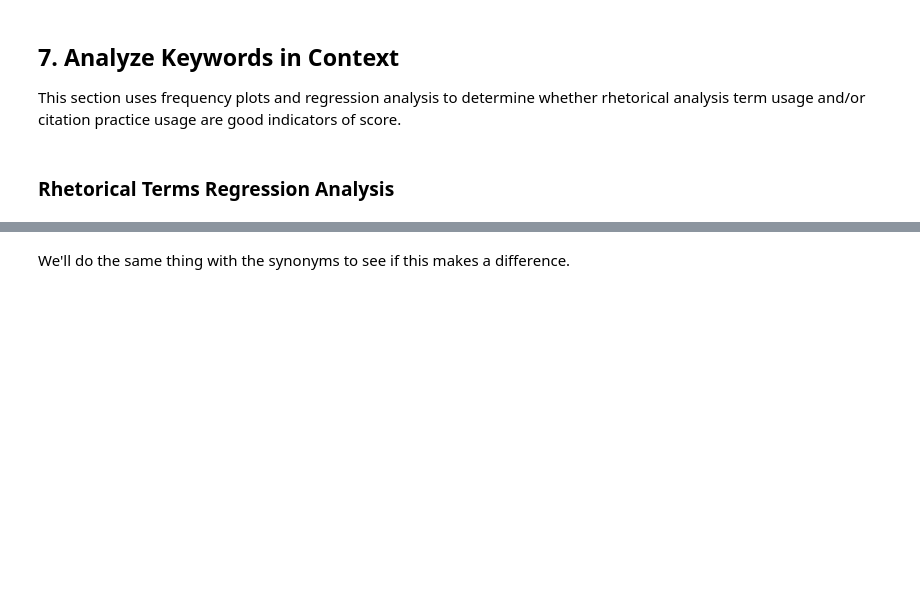
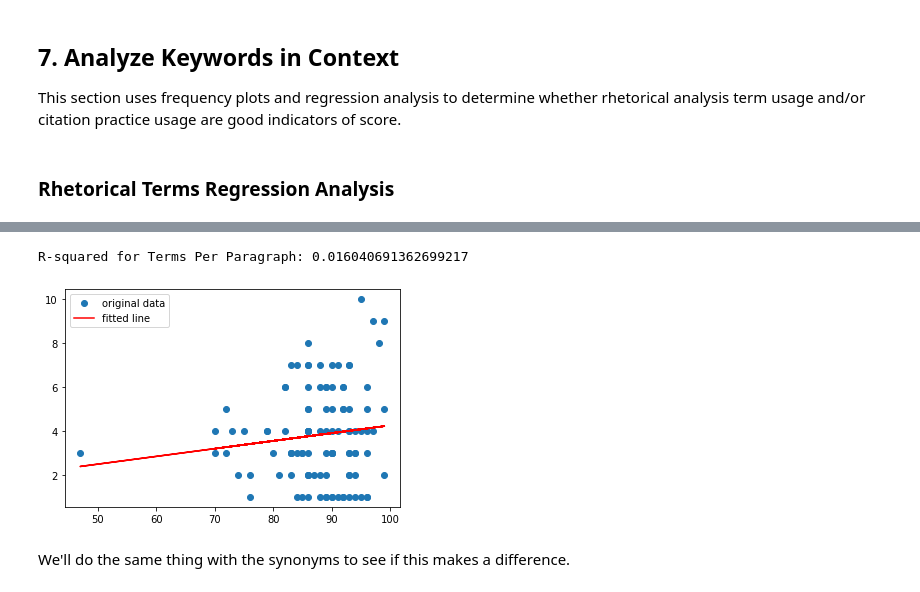
Before and after one commit to mkane968/Text-Mining-with-Student-Papers, a Jupyter notebook: notebooks/Text_Mining_Student_Papers_12_2022.ipynb, the cells around one changed output, grey strips where cells are left out. Saved outputs shown, nothing was run; the diff lists cells and outputs as text; code cells hidden in the pictures; blank space fills up the shorter version.

```diff
--- a/notebooks/Text_Mining_Student_Papers_12_2022.ipynb
+++ b/notebooks/Text_Mining_Student_Papers_12_2022.ipynb
@@ -782,32 +1225,29 @@ df3
 # %%
 #Check if amount of paragraph term usage is indicative of grade
 #Based on results (r = .08, there is little relationship between amount of rhetorical terms used and grade...at least between A and B range essays)
 from scipy import stats
 
 #Check if amount of usages of all terms per paragraph is indicative of grade
 #Create arrays of independent (x) and dependent (y) variables
 
 
 x = np.array(df3['Score'])
 y = np.array(df3['Paragraph_Counts'])
 
 #Return key values of linear regression
 slope, intercept, r, p, std_err = stats.linregress(x, y)
 
-#Create function to return new equation
-def myfunc(x):
-  return slope * x + intercept
+result = stats.linregress(x, y)
 
-mymodel = list(map(myfunc, x))
+print(f"R-squared for Terms Per Paragraph: {result.rvalue**2:}")
 
-plt.scatter(x, y)
-plt.plot(x, mymodel)
-plt.title("Paragraph Counts By Score")
-plt.xlabel("Score")
-plt.ylabel("Paragrah Counts")
+plt.plot(x, y, 'o', label='original data')
+plt.plot(x, result.intercept + result.slope*x, 'r', label='fitted line')
+plt.legend()
 plt.show()
-
-print("R value for Terms per Paragraph is " + str(r))
+# %% [output]
+R-squared for Terms Per Paragraph: 0.016040691362699217
+[figure, added]
 # %% [markdown]
 We'll do the same thing with the synonyms to see if this makes a difference.
 # %%
```
Also changed, not shown: parts of 57 cells of this notebook.
